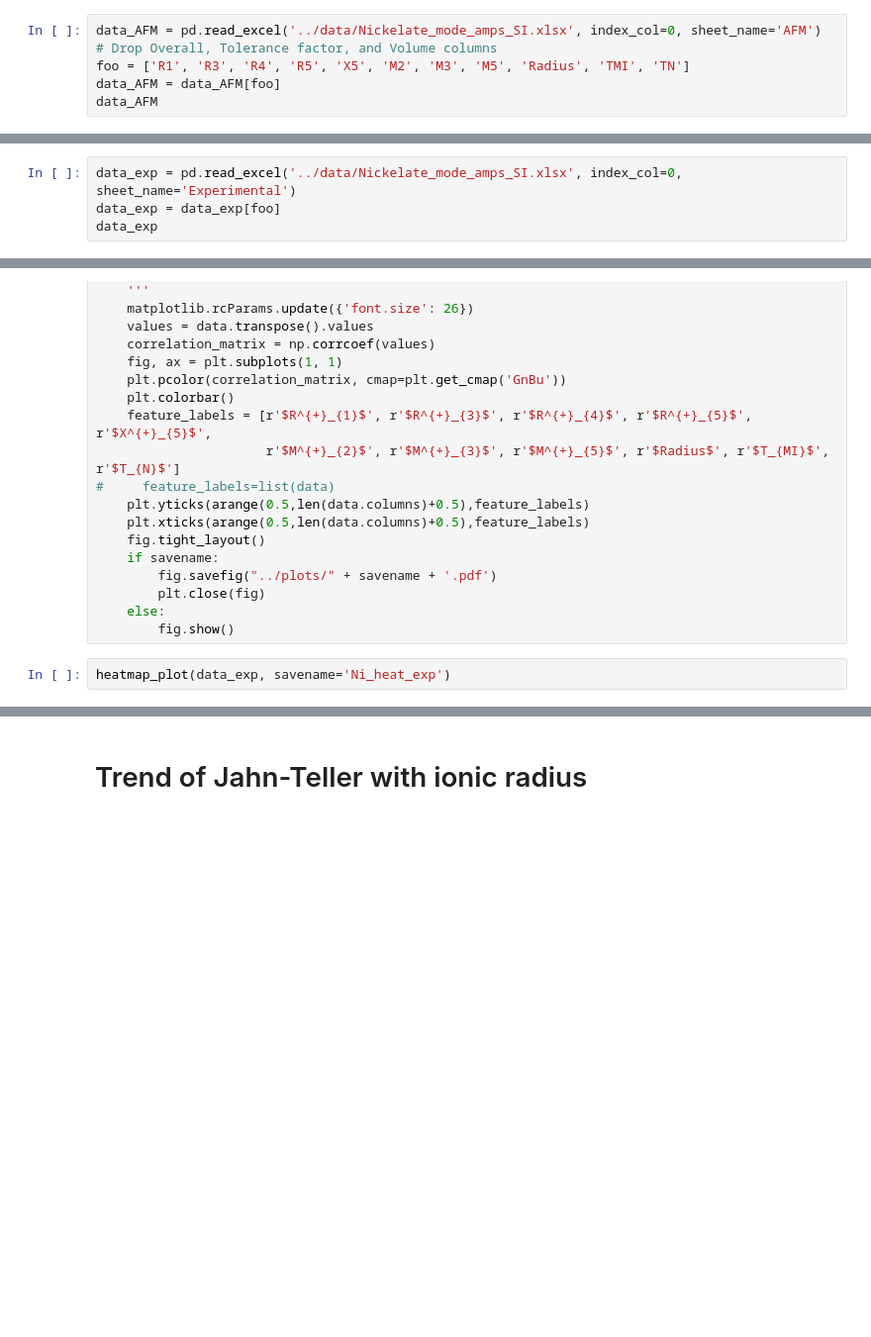
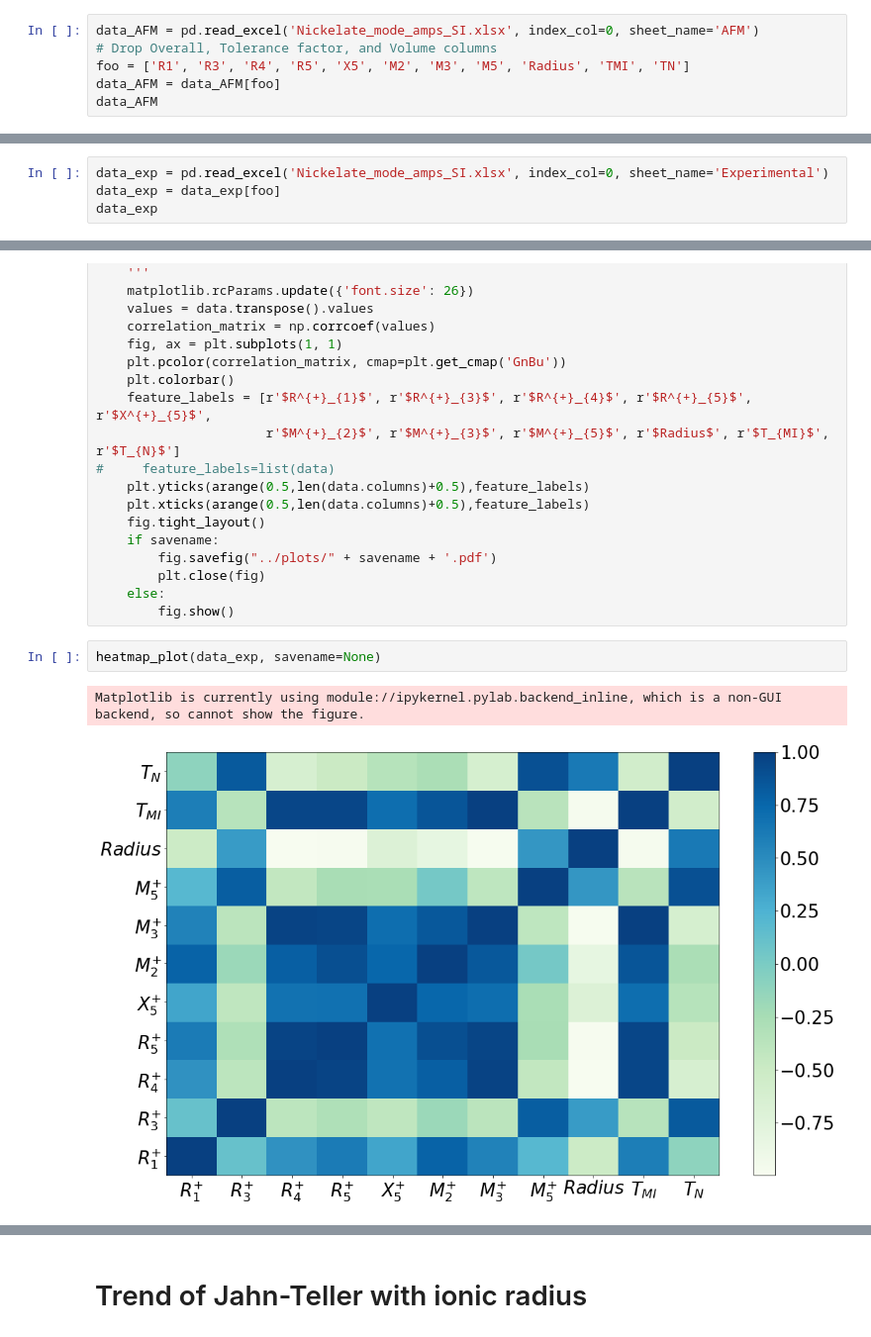
Before and after one commit to mtdg-wagner/nickelate_learning_supplemental, a Jupyter notebook: Nickelates-SI.ipynb, the cells around one changed output, grey strips where cells are left out. Shown at 99% size. Drawn from its saved outputs; the diff is of its cells as text; blank space fills up the shorter version.

```diff
--- a/Nickelates-SI.ipynb
+++ b/Nickelates-SI.ipynb
@@ -12,7 +12,7 @@ import plotly.graph_objs as go
 %matplotlib inline
 plt.rcParams['figure.figsize'] = (16, 10) # First number width, second number height
 # %%
-data_AFM = pd.read_excel('../data/Nickelate_mode_amps_SI.xlsx', index_col=0, sheet_name='AFM')
+data_AFM = pd.read_excel('Nickelate_mode_amps_SI.xlsx', index_col=0, sheet_name='AFM')
 # Drop Overall, Tolerance factor, and Volume columns
 foo = ['R1', 'R3', 'R4', 'R5', 'X5', 'M2', 'M3', 'M5', 'Radius', 'TMI', 'TN']
 data_AFM = data_AFM[foo]
@@ -20,4 +33,4 @@ data_AFM
 # %%
-data_exp = pd.read_excel('../data/Nickelate_mode_amps_SI.xlsx', index_col=0, sheet_name='Experimental')
+data_exp = pd.read_excel('Nickelate_mode_amps_SI.xlsx', index_col=0, sheet_name='Experimental')
 data_exp = data_exp[foo]
 data_exp
@@ -92,5 +144,8 @@ def heatmap_plot(data, savename=''):
     else:
         fig.show()
 # %%
-heatmap_plot(data_exp, savename='Ni_heat_exp')
+heatmap_plot(data_exp, savename=None)
+# %% [output]
+Matplotlib is currently using module://ipykernel.pylab.backend_inline, which is a non-GUI backend, so cannot show the figure.
+[figure, added]
 # %%
```
Also changed, not shown: parts of 10 cells of this notebook.
